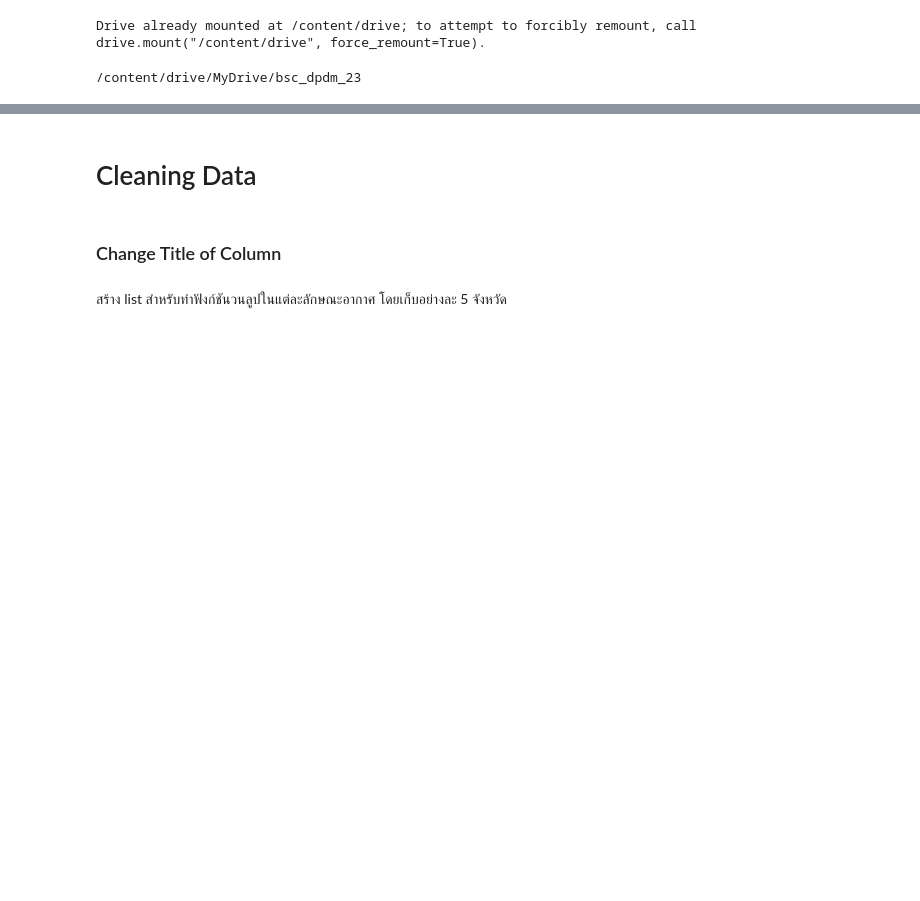
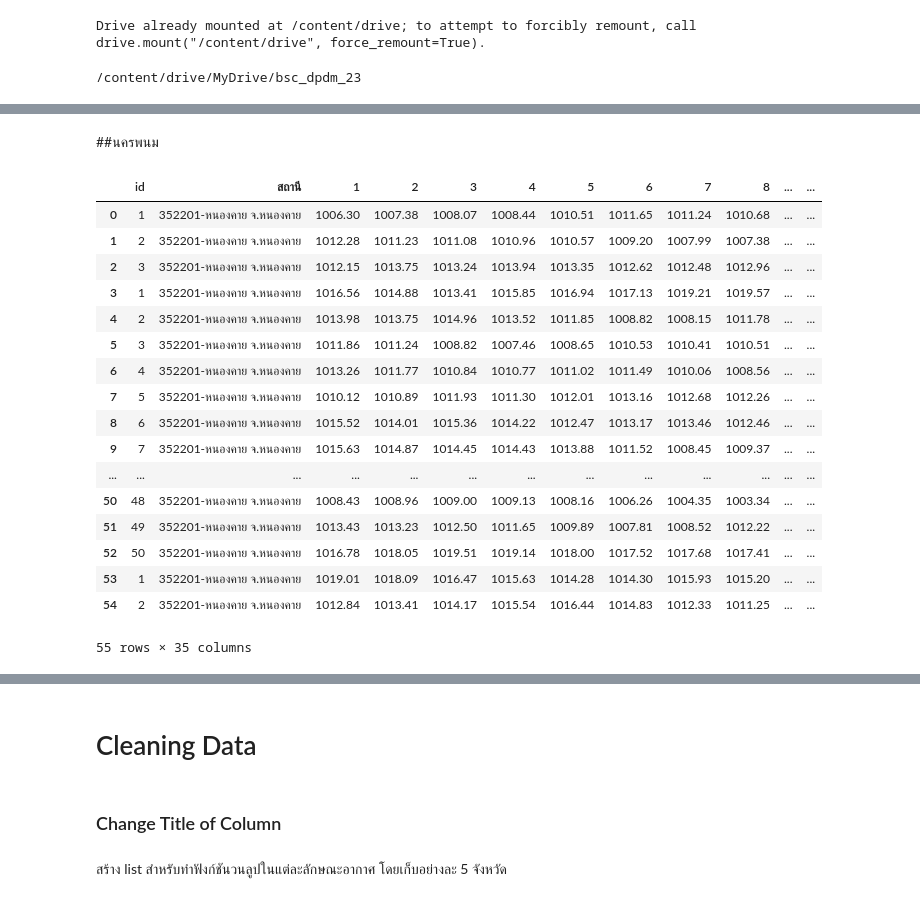
Before and after one commit to Sashimimeow/BSC_DPDM23, a Jupyter notebook: midterm_bscdpdm23.ipynb, the cells around one changed output, grey strips where cells are left out. Drawn from its saved outputs; the diff is of its cells as text; code cells hidden in the pictures; blank space fills up the shorter version.

```diff
--- a/midterm_bscdpdm23.ipynb
+++ b/midterm_bscdpdm23.ipynb
@@ -108,0 +160,29 @@ Dry_B_Loei = pd.read_excel('/content/drive/MyDrive/bsc_dpdm_23/อุณหภ
+# %% [markdown]
+##นครพนม
+# %%
+Atm_NakhonPhanom.rename(columns={'Unnamed: 0' : 'id'},inplace=True)
+Atm_NakhonPhanom.rename(columns={'Unnamed: 1' : 'สถานี'},inplace=True)
+Atm_NakhonPhanom.rename(columns={'Unnamed: 2' : 'เดือน-ปี'},inplace=True)
+Atm_NakhonPhanom['year'] = Atm_NakhonPhanom['เดือน-ปี'].dt.year
+Atm_NakhonPhanom['month'] = Atm_NakhonPhanom['เดือน-ปี'].dt.month
+Atm_NakhonPhanom = Atm_NakhonPhanom.drop(['เดือน-ปี','Unnamed: 34'], axis =1)
+Atm_NakhonPhanom
+# %% [output]
+|  | id | สถานี | 1 | 2 | 3 | 4 | 5 | 6 | 7 | 8 | ... | ... |
+| 0 | 1 | 352201-หนองคาย จ.หนองคาย | 1006.30 | 1007.38 | 1008.07 | 1008.44 | 1010.51 | 1011.65 | 1011.24 | 1010.68 | ... | ... |
+| 1 | 2 | 352201-หนองคาย จ.หนองคาย | 1012.28 | 1011.23 | 1011.08 | 1010.96 | 1010.57 | 1009.20 | 1007.99 | 1007.38 | ... | ... |
+| 2 | 3 | 352201-หนองคาย จ.หนองคาย | 1012.15 | 1013.75 | 1013.24 | 1013.94 | 1013.35 | 1012.62 | 1012.48 | 1012.96 | ... | ... |
+| 3 | 1 | 352201-หนองคาย จ.หนองคาย | 1016.56 | 1014.88 | 1013.41 | 1015.85 | 1016.94 | 1017.13 | 1019.21 | 1019.57 | ... | ... |
+| 4 | 2 | 352201-หนองคาย จ.หนองคาย | 1013.98 | 1013.75 | 1014.96 | 1013.52 | 1011.85 | 1008.82 | 1008.15 | 1011.78 | ... | ... |
+| 5 | 3 | 352201-หนองคาย จ.หนองคาย | 1011.86 | 1011.24 | 1008.82 | 1007.46 | 1008.65 | 1010.53 | 1010.41 | 1010.51 | ... | ... |
+| 6 | 4 | 352201-หนองคาย จ.หนองคาย | 1013.26 | 1011.77 | 1010.84 | 1010.77 | 1011.02 | 1011.49 | 1010.06 | 1008.56 | ... | ... |
+| 7 | 5 | 352201-หนองคาย จ.หนองคาย | 1010.12 | 1010.89 | 1011.93 | 1011.30 | 1012.01 | 1013.16 | 1012.68 | 1012.26 | ... | ... |
+| 8 | 6 | 352201-หนองคาย จ.หนองคาย | 1015.52 | 1014.01 | 1015.36 | 1014.22 | 1012.47 | 1013.17 | 1013.46 | 1012.46 | ... | ... |
+| 9 | 7 | 352201-หนองคาย จ.หนองคาย | 1015.63 | 1014.87 | 1014.45 | 1014.43 | 1013.88 | 1011.52 | 1008.45 | 1009.37 | ... | ... |
+| ... | ... | ... | ... | ... | ... | ... | ... | ... | ... | ... | ... | ... |
+| 50 | 48 | 352201-หนองคาย จ.หนองคาย | 1008.43 | 1008.96 | 1009.00 | 1009.13 | 1008.16 | 1006.26 | 1004.35 | 1003.34 | ... | ... |
+| 51 | 49 | 352201-หนองคาย จ.หนองคาย | 1013.43 | 1013.23 | 1012.50 | 1011.65 | 1009.89 | 1007.81 | 1008.52 | 1012.22 | ... | ... |
+| 52 | 50 | 352201-หนองคาย จ.หนองคาย | 1016.78 | 1018.05 | 1019.51 | 1019.14 | 1018.00 | 1017.52 | 1017.68 | 1017.41 | ... | ... |
+| 53 | 1 | 352201-หนองคาย จ.หนองคาย | 1019.01 | 1018.09 | 1016.47 | 1015.63 | 1014.28 | 1014.30 | 1015.93 | 1015.20 | ... | ... |
+| 54 | 2 | 352201-หนองคาย จ.หนองคาย | 1012.84 | 1013.41 | 1014.17 | 1015.54 | 1016.44 | 1014.83 | 1012.33 | 1011.25 | ... | ... |
+55 rows × 35 columns
```
Also changed, not shown: parts of 107 cells of this notebook.
